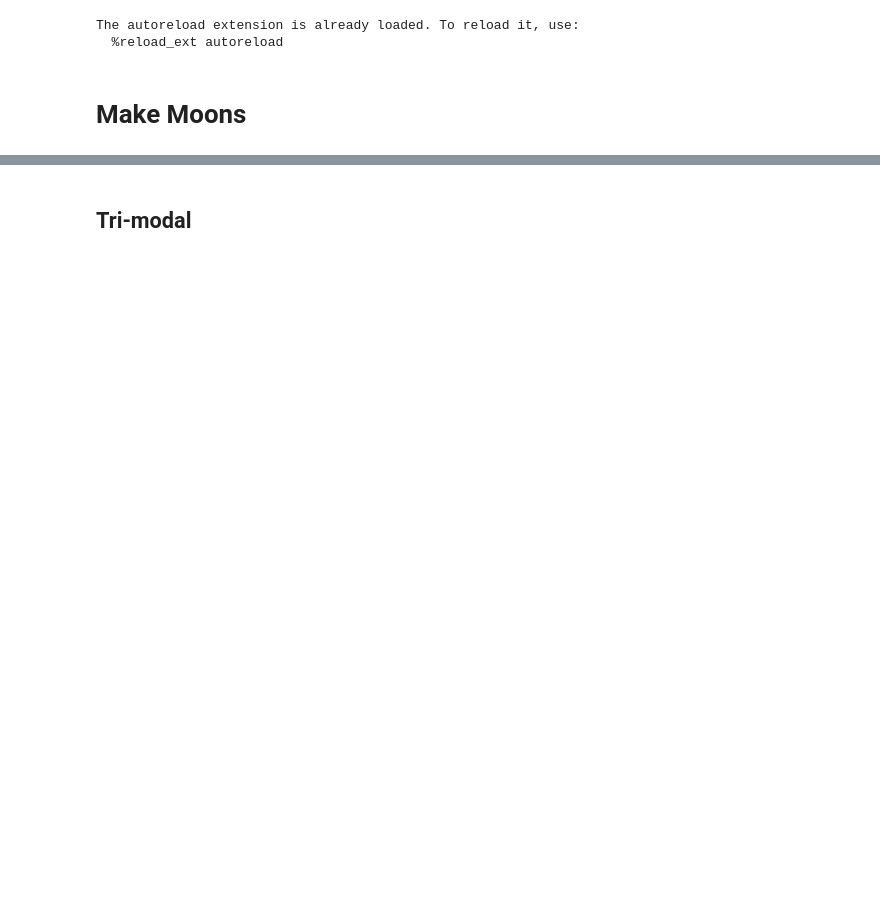
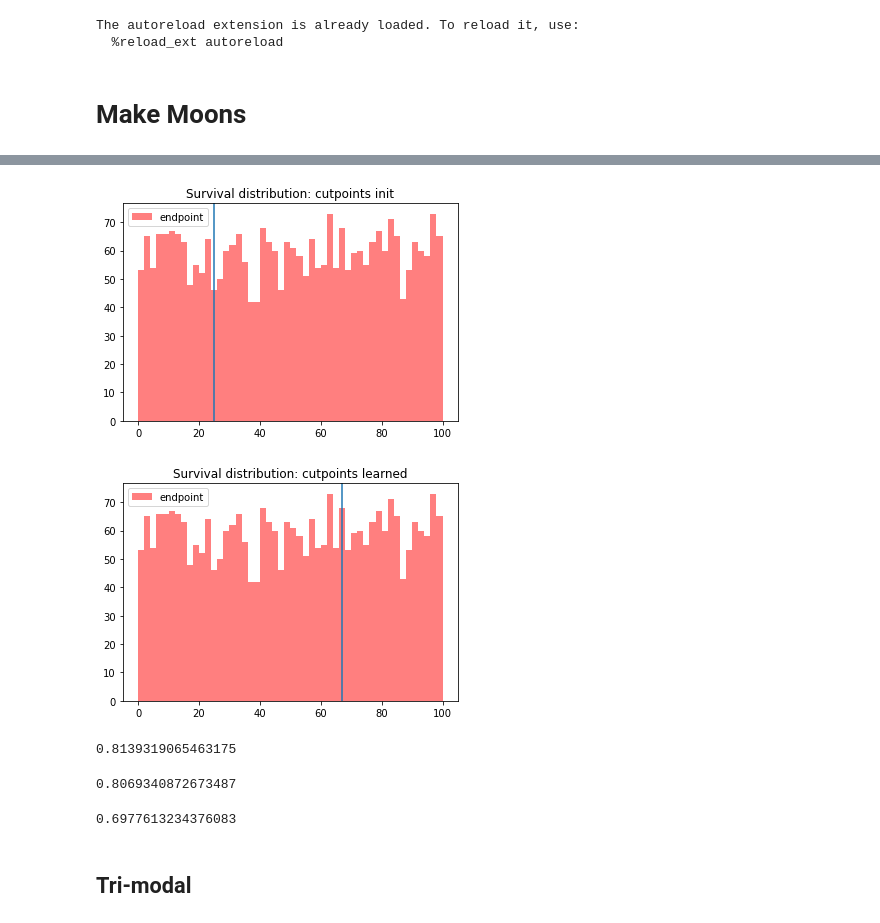
Before and after one commit to JimmyJHickey/Dynamic-Survival-Cutpoints, a Jupyter notebook: class_test.ipynb, the cells around one changed output, grey strips where cells are left out. Saved outputs shown, nothing was run; the diff lists cells and outputs as text; code cells hidden in the pictures; blank space fills up the shorter version.

```diff
--- a/class_test.ipynb
+++ b/class_test.ipynb
@@ -101,2 +102,5 @@ cutpoint 0.03302949294447899
 # %%
-m.plot_result(t_train[s_train==1], t_train[s_train==0])
+m.plot_result(t_train[s_train==1], t_train[s_train==0], label_true="endpoint", label_false="censored")
+# %% [output]
+[figure, added]
+[figure, added]
@@ -170,4 +107,12 @@ def discrete_ci(cutpoints, model, X_test_in, t_test_in, s_test_in, t_train_in):
+# %%
+discrete_ci(m.predict(X_train), m.cutpoints, t_train, s_train, t_train)
+# %% [output]
+0.8139319065463175
 # %%
-discrete_ci(m.cutpoints, m.layers[-1], X_test, t_test, s_test, t_train)
+discrete_ci(m.predict(X_test), m.cutpoints, t_test, s_test, t_train)
+# %% [output]
+0.8069340872673487
 # %%
-discrete_ci(m.cutpoint0, m.layers[-1], X_test, t_test, s_test, t_train)
+discrete_ci(m.predict(X_test), m.cutpoint0, t_test, s_test, t_train)
+# %% [output]
+0.6977613234376083
```
Also changed, not shown: parts of 39 cells of this notebook, 3 other files.
